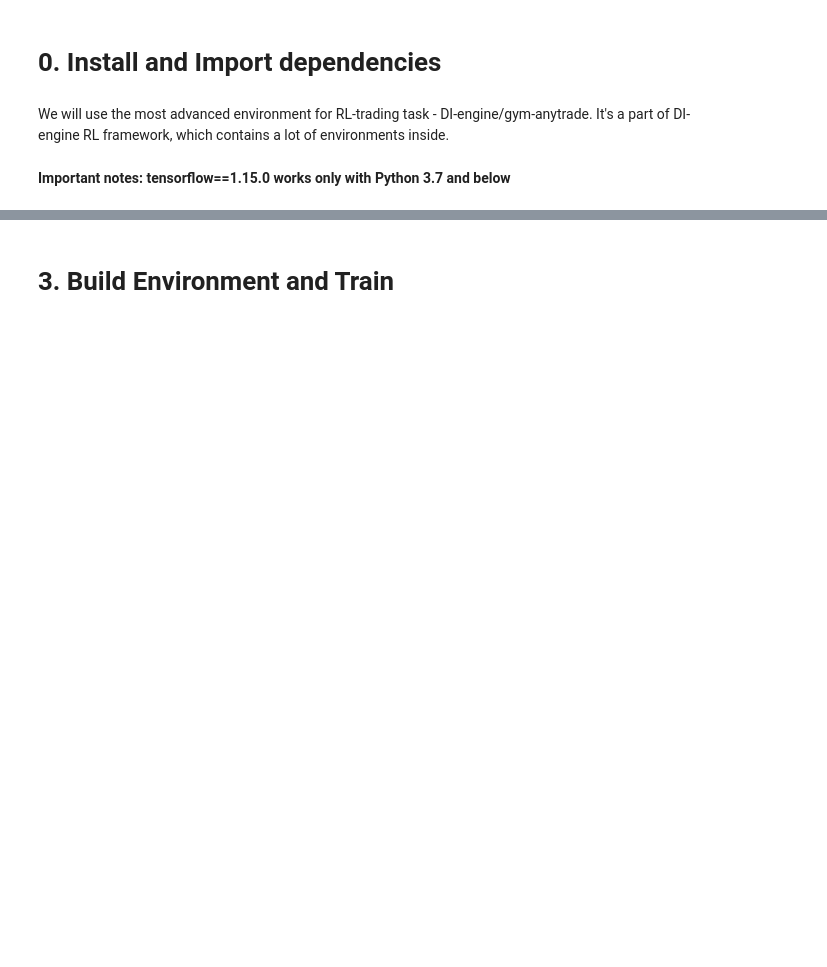
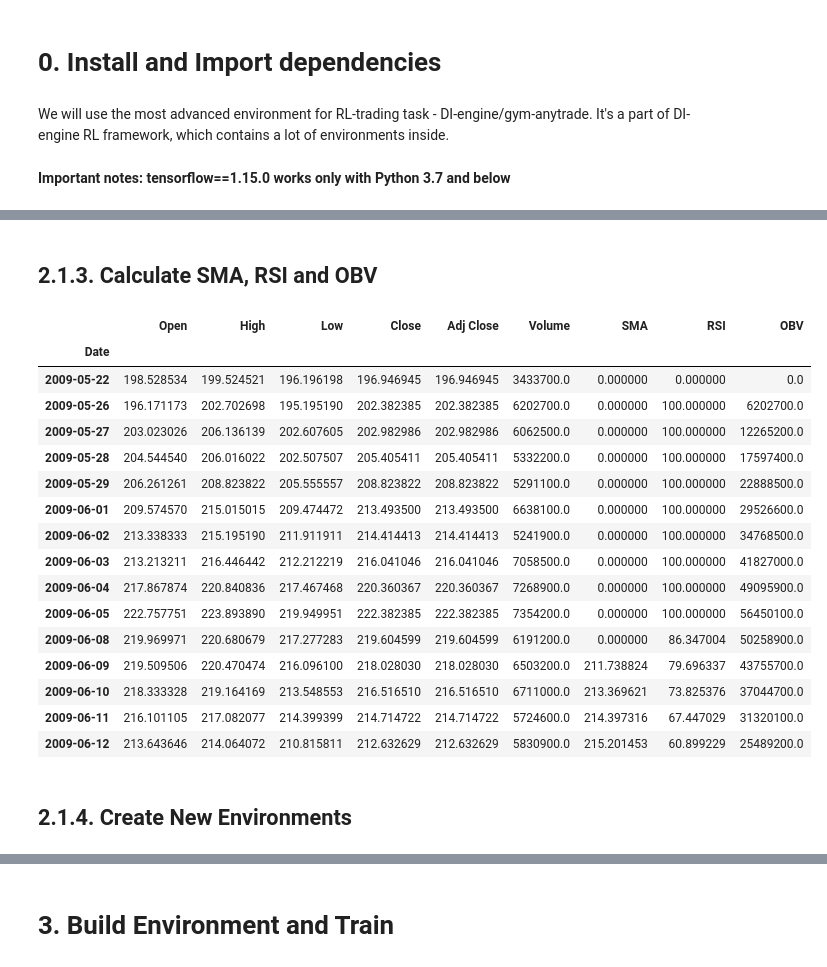
Before and after one commit to Reinforcement-Learning-F22/RL-trading-agent, a Jupyter notebook: RL_project_Akhmetzhanov_Jerome.ipynb, the cells around one changed output, grey strips where cells are left out. Saved outputs shown, nothing was run; the diff lists cells and outputs as text; code cells hidden in the pictures; blank space fills up the shorter version.

```diff
--- a/RL_project_Akhmetzhanov_Jerome.ipynb
+++ b/RL_project_Akhmetzhanov_Jerome.ipynb
@@ -128,0 +141,2 @@ Discrete(5)
+# %%
+df['Volume'] = df['Volume'].apply(lambda x: float(f"{x}".replace(",", "")))
@@ -128,0 +153,29 @@ Discrete(5)
+# %% [markdown]
+## 2.1.3. Calculate SMA, RSI and OBV
+# %%
+df['SMA'] = TA.SMA(df, 12)
+df['RSI'] = TA.RSI(df)
+df['OBV'] = TA.OBV(df)
+df.fillna(0, inplace=True)
+# %%
+df.head(15)
+# %% [output]
+|  | Open | High | Low | Close | Adj Close | Volume | SMA | RSI | OBV |
+| Date |  |  |  |  |  |  |  |  |  |
+| 2009-05-22 | 198.528534 | 199.524521 | 196.196198 | 196.946945 | 196.946945 | 3433700.0 | 0.000000 | 0.000000 | 0.0 |
+| 2009-05-26 | 196.171173 | 202.702698 | 195.195190 | 202.382385 | 202.382385 | 6202700.0 | 0.000000 | 100.000000 | 6202700.0 |
+| 2009-05-27 | 203.023026 | 206.136139 | 202.607605 | 202.982986 | 202.982986 | 6062500.0 | 0.000000 | 100.000000 | 12265200.0 |
+| 2009-05-28 | 204.544540 | 206.016022 | 202.507507 | 205.405411 | 205.405411 | 5332200.0 | 0.000000 | 100.000000 | 17597400.0 |
+| 2009-05-29 | 206.261261 | 208.823822 | 205.555557 | 208.823822 | 208.823822 | 5291100.0 | 0.000000 | 100.000000 | 22888500.0 |
+| 2009-06-01 | 209.574570 | 215.015015 | 209.474472 | 213.493500 | 213.493500 | 6638100.0 | 0.000000 | 100.000000 | 29526600.0 |
+| 2009-06-02 | 213.338333 | 215.195190 | 211.911911 | 214.414413 | 214.414413 | 5241900.0 | 0.000000 | 100.000000 | 34768500.0 |
+| 2009-06-03 | 213.213211 | 216.446442 | 212.212219 | 216.041046 | 216.041046 | 7058500.0 | 0.000000 | 100.000000 | 41827000.0 |
+| 2009-06-04 | 217.867874 | 220.840836 | 217.467468 | 220.360367 | 220.360367 | 7268900.0 | 0.000000 | 100.000000 | 49095900.0 |
+| 2009-06-05 | 222.757751 | 223.893890 | 219.949951 | 222.382385 | 222.382385 | 7354200.0 | 0.000000 | 100.000000 | 56450100.0 |
+| 2009-06-08 | 219.969971 | 220.680679 | 217.277283 | 219.604599 | 219.604599 | 6191200.0 | 0.000000 | 86.347004 | 50258900.0 |
+| 2009-06-09 | 219.509506 | 220.470474 | 216.096100 | 218.028030 | 218.028030 | 6503200.0 | 211.738824 | 79.696337 | 43755700.0 |
+| 2009-06-10 | 218.333328 | 219.164169 | 213.548553 | 216.516510 | 216.516510 | 6711000.0 | 213.369621 | 73.825376 | 37044700.0 |
+| 2009-06-11 | 216.101105 | 217.082077 | 214.399399 | 214.714722 | 214.714722 | 5724600.0 | 214.397316 | 67.447029 | 31320100.0 |
+| 2009-06-12 | 213.643646 | 214.064072 | 210.815811 | 212.632629 | 212.632629 | 5830900.0 | 215.201453 | 60.899229 | 25489200.0 |
+# %% [markdown]
+## 2.1.4. Create New Environments
```
Also changed, not shown: parts of 40 cells of this notebook.
